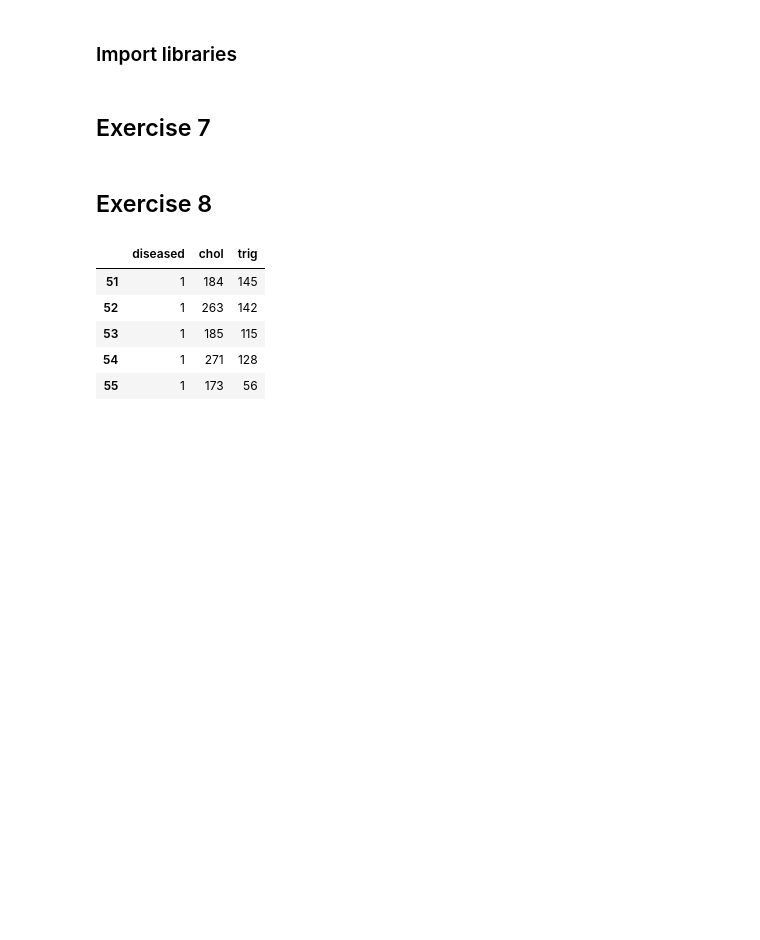
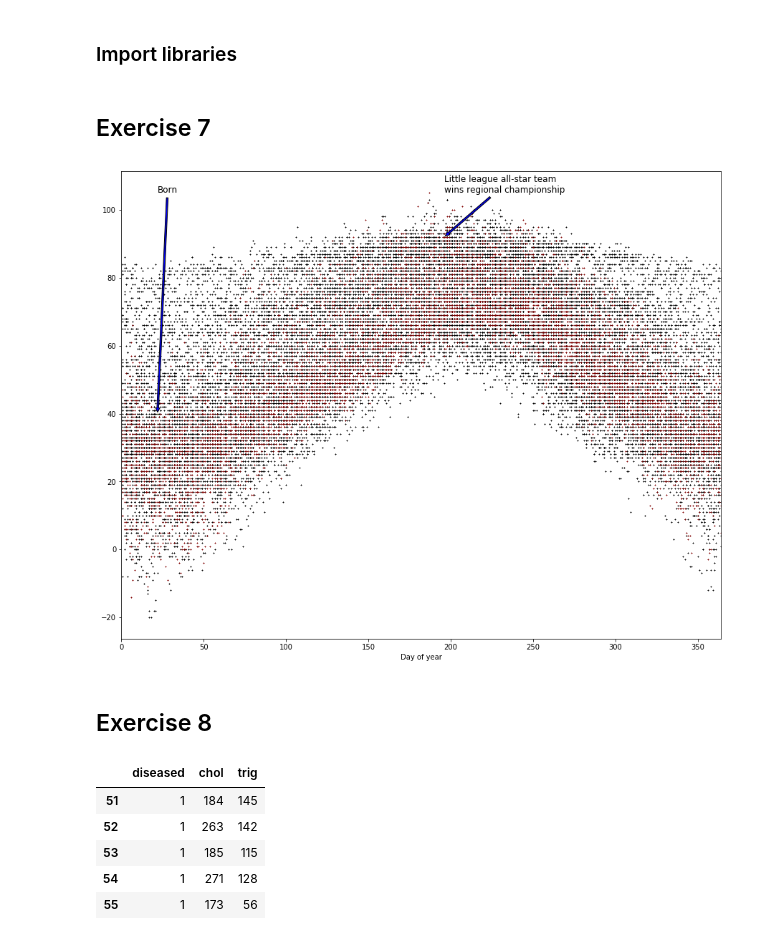
Before and after one commit to quainialberto/BootCamp2018, a Jupyter notebook: ProbSets/Computation/ProbSet2/AdditionalExercises.ipynb, the cells around one changed output. Cells and saved outputs as stored; diff of their text form; code cells hidden in the pictures; blank space fills up the shorter version.

```diff
--- a/ProbSets/Computation/ProbSet2/AdditionalExercises.ipynb
+++ b/ProbSets/Computation/ProbSet2/AdditionalExercises.ipynb
@@ -18,12 +18,35 @@ chic = pd.read_csv('chic.csv', parse_dates=True, index_col='DATE')
 wash = pd.read_csv('wash.csv', parse_dates=True, index_col='DATE')
 miam = pd.read_csv('miam.csv', parse_dates=True, index_col='DATE')
 # %%
-life = pd.concat([indi, pitt, chic, wash, miam]).sort_index()
-life['date'] = life.index.copy()
-life['color'] = 'black'
-life.loc[(life.index == '1975/01/22') | (life.index == '1988/07/14'), 'color'] = 'yellow'
-life.loc[(life.index >= '2006/06/03') & (life.index <= '2016/10/31'), 'color'] = 'maroon'
-life.index = life.index.dayofyear
+ric = pd.concat([indi, pitt, chic, wash, miam]).sort_index()
+ric['date'] = ric.index.copy()
+ric['color'] = 'black'
+ric.loc[(ric.index == '1975/01/22') | (ric.index == '1988/07/14'), 'color'] = 'yellow'
+ric.loc[(ric.index >= '2006/06/03') & (ric.index <= '2016/10/31'), 'color'] = 'maroon'
+ric.index = ric.index.dayofyear
+# %%
+fig, ax = plt.subplots()
+
+for c in ric.color.unique():
+    ric[ric.color == c].plot(y=['TMAX', 'TMIN'], marker='+',
+                               linestyle='',
+                               markersize=1.2, figsize=(15, 12),
+                               color=c, ax=ax,
+                               legend=False)
+
+ric_yellow = ric[ric.color == 'yellow']
+event_descriptions = ['Born', 'Little league all-star team \nwins regional championship']
+for i in range(len(ric_events)):
+    x = ric_yellow.iloc[i].date.dayofyear
+    y = ric_yellow.iloc[i].TMAX
+    ax.annotate(event_descriptions[i], (x, y), xytext=(x, y_arrow), size=12,
+                arrowprops=dict(facecolor='b', arrowstyle="simple"))
+
+ax.set_xlim(0, 364)
+ax.set_xlabel('Day of year')
+plt.show()
+# %% [output]
+[figure, added]
 # %% [markdown]
 ## Exercise 8
 # %%
```
Also changed, not shown: parts of 5 cells of this notebook, 1 other file.
